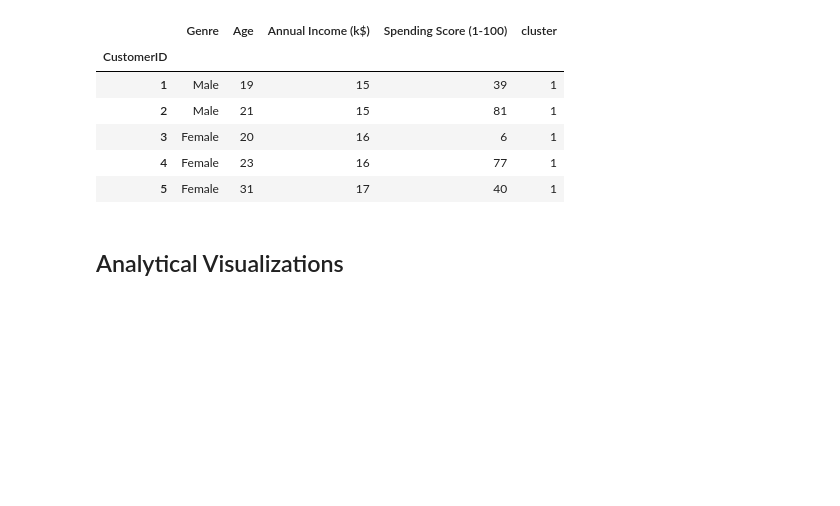
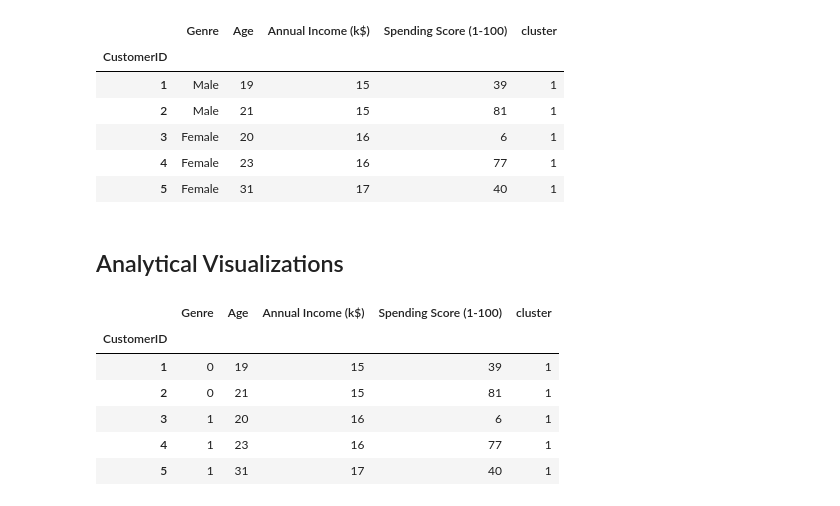
Before and after one commit to andreacohen7/Mall-Customers, a Jupyter notebook: Mall Customers.ipynb, the cells around one changed output. Cells and saved outputs as stored; diff of their text form; code cells hidden in the pictures; blank space fills up the shorter version.

```diff
--- a/Mall Customers.ipynb
+++ b/Mall Customers.ipynb
@@ -238,6 +238,18 @@ df.head()
 | 5 | Female | 31 | 17 | 40 | 1 |
 # %% [markdown]
 ## Analytical Visualizations
+# %%
+# for descriptive purposes only, ordinally encode the gender column
+df['Genre'].replace({'Male': 0, 'Female': 1}, inplace=True)
+df.head()
+# %% [output]
+|  | Genre | Age | Annual Income (k$) | Spending Score (1-100) | cluster |
+| CustomerID |  |  |  |  |  |
+| 1 | 0 | 19 | 15 | 39 | 1 |
+| 2 | 0 | 21 | 15 | 81 | 1 |
+| 3 | 1 | 20 | 16 | 6 | 1 |
+| 4 | 1 | 23 | 16 | 77 | 1 |
+| 5 | 1 | 31 | 17 | 40 | 1 |
 # %%
 #group the dataframe by cluster and aggregate by mean values
 cluster_groups = df.groupby('cluster', as_index = False).mean()
```
Also changed, not shown: parts of 8 cells of this notebook.
